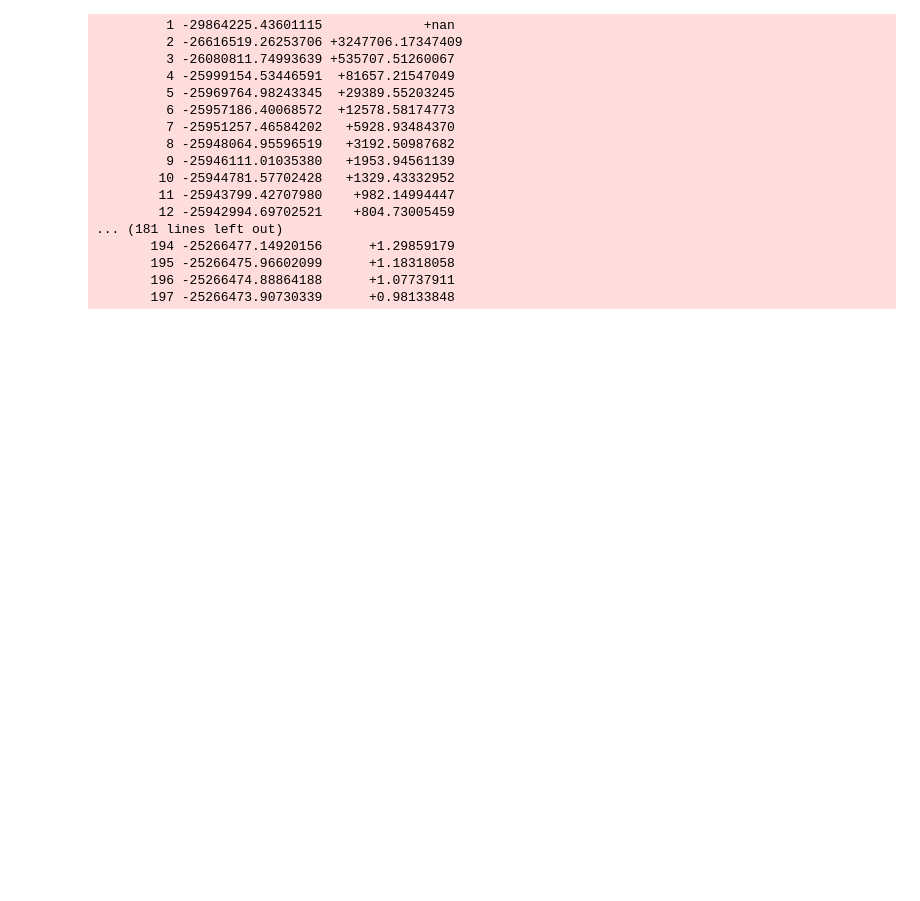
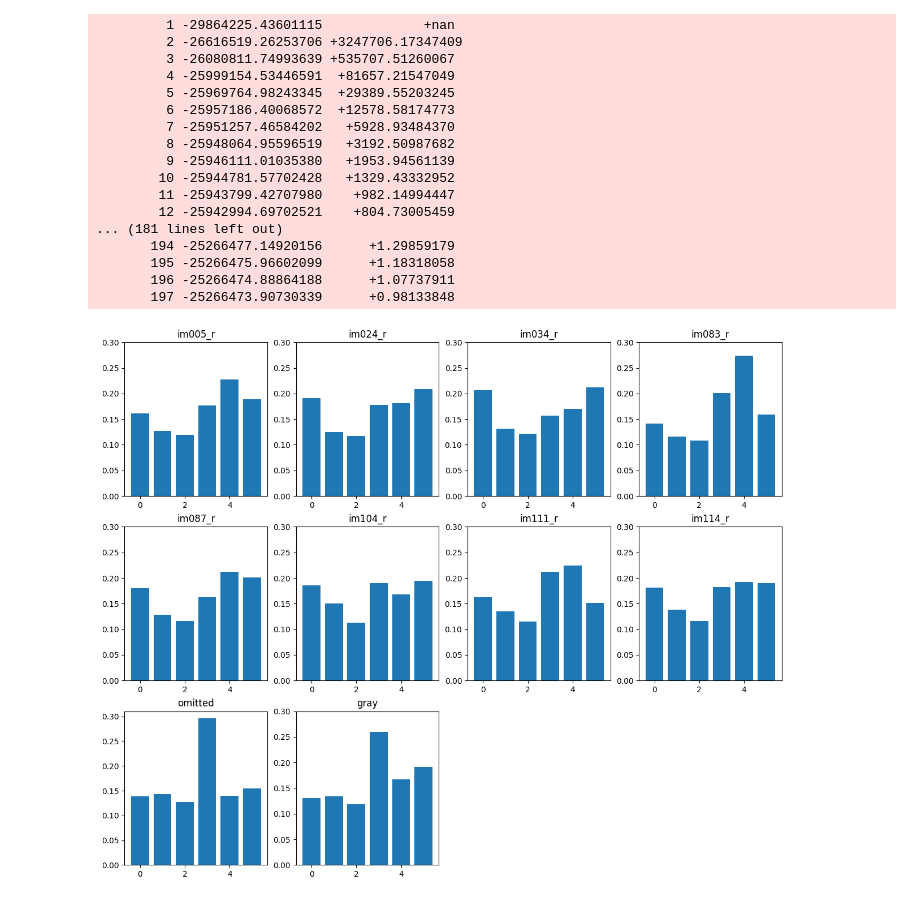
Before and after one commit to jerryjii/HMM, a Jupyter notebook: HMM_LFP.ipynb, the cells around one changed output. Cells and saved outputs as stored; diff of their text form; code cells hidden in the pictures; blank space fills up the shorter version.

```diff
--- a/HMM_LFP.ipynb
+++ b/HMM_LFP.ipynb
@@ -869,3 +872,24 @@ for s_idx, s in tqdm(enumerate(all_stims)):
             distribution[s_idx][u] += counts[j]
 u_preds=preds[u_mask==1]
 unique, counts = np.unique(u_preds, return_counts=True)
+# %%
+for i, u in enumerate(unique):
+    distribution[-1][u] += counts[i]
+d = deepcopy(distribution)
+for i in range(10):
+    d[i] = d[i]/np.sum(d[i])
+fig,axs = plt.subplots(3, 4,figsize=(15,12))
+for i in range(3):
+    for j in range(4):
+        try:
+            axs[i][j].bar(np.arange(6), d[i*4+j])
+        except:
+            axs[i][j].axis('off')
+            continue
+        try:
+            axs[i][j].set_title(all_stims[i*4+j])
+        except:
+            axs[i][j].set_title('gray')
+        axs[i][j].set_yticks(np.arange(0,0.31,0.05))
+# %% [output]
+[figure, added]
```
Also changed, not shown: parts of 5 cells of this notebook.
